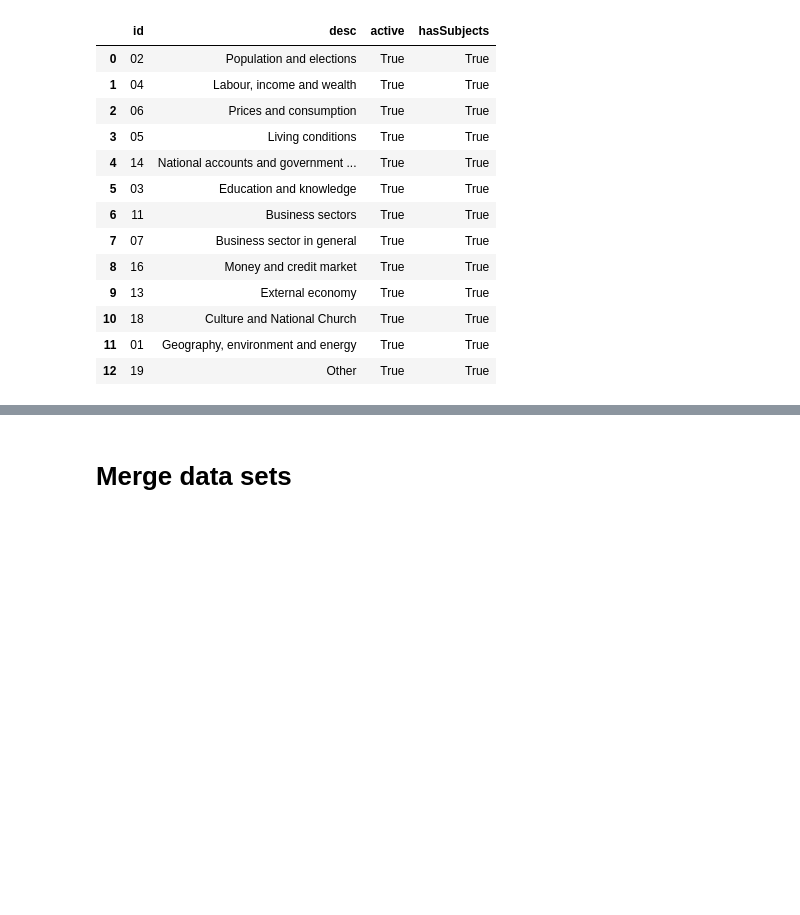
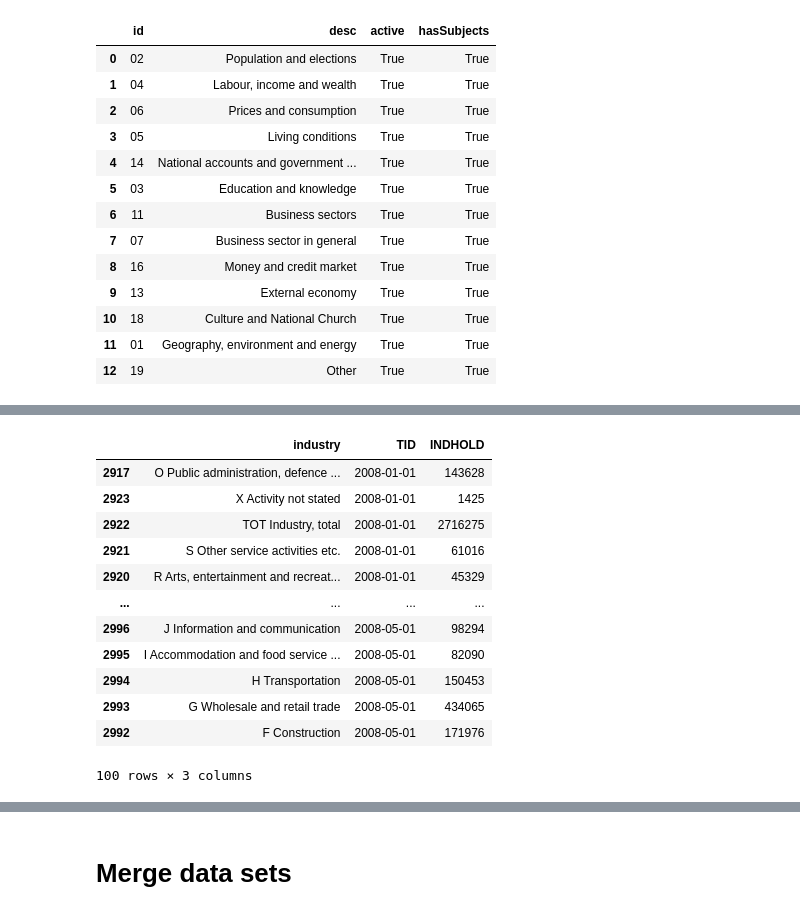
Before and after one commit to ceciliechrstnsn/projects-2021-luna-hjerteknuser, a Jupyter notebook: dataproject/dataproject.ipynb, the cells around one changed output, grey strips where cells are left out. Drawn from its saved outputs; the diff is of its cells as text; code cells hidden in the pictures; blank space fills up the shorter version.

```diff
--- a/dataproject/dataproject.ipynb
+++ b/dataproject/dataproject.ipynb
@@ -404,0 +204,27 @@ lsk01.head()
+# %%
+# Storing relevant data
+variables = {'BRANCHEDB071038': ['TOT', 'A', 'B', 'C', 'D', 'E', 'F', 'G', 'H', 'I', 'J', 'K', 'L', 'M', 'N', 'O', 'P', 'Q', 'R', 'S', 'X'],'Tid': ['*']}
+lbesk03 = Dst.get_data(table_id = 'LBESK03', variables = variables)
+lbesk03.rename(columns = {'BRANCHEDB071038': 'industry'}, inplace = True)
+
+lbesk03['TID'] = lbesk03['TID'].str.replace(r'\D', '')
+lbesk03['TID'] =  pd.to_datetime(lbesk03['TID'],
+                              format='%Y%m')
+
+lbesk03 = lbesk03.sort_values('TID')
+
+lbesk03.head(100)
+# %% [output]
+|  | industry | TID | INDHOLD |
+| 2917 | O Public administration, defence ... | 2008-01-01 | 143628 |
+| 2923 | X Activity not stated | 2008-01-01 | 1425 |
+| 2922 | TOT Industry, total | 2008-01-01 | 2716275 |
+| 2921 | S Other service activities etc. | 2008-01-01 | 61016 |
+| 2920 | R Arts, entertainment and recreat... | 2008-01-01 | 45329 |
+| ... | ... | ... | ... |
+| 2996 | J Information and communication | 2008-05-01 | 98294 |
+| 2995 | I Accommodation and food service ... | 2008-05-01 | 82090 |
+| 2994 | H Transportation | 2008-05-01 | 150453 |
+| 2993 | G Wholesale and retail trade | 2008-05-01 | 434065 |
+| 2992 | F Construction | 2008-05-01 | 171976 |
+100 rows × 3 columns
```
Also changed, not shown: parts of 57 cells of this notebook.
